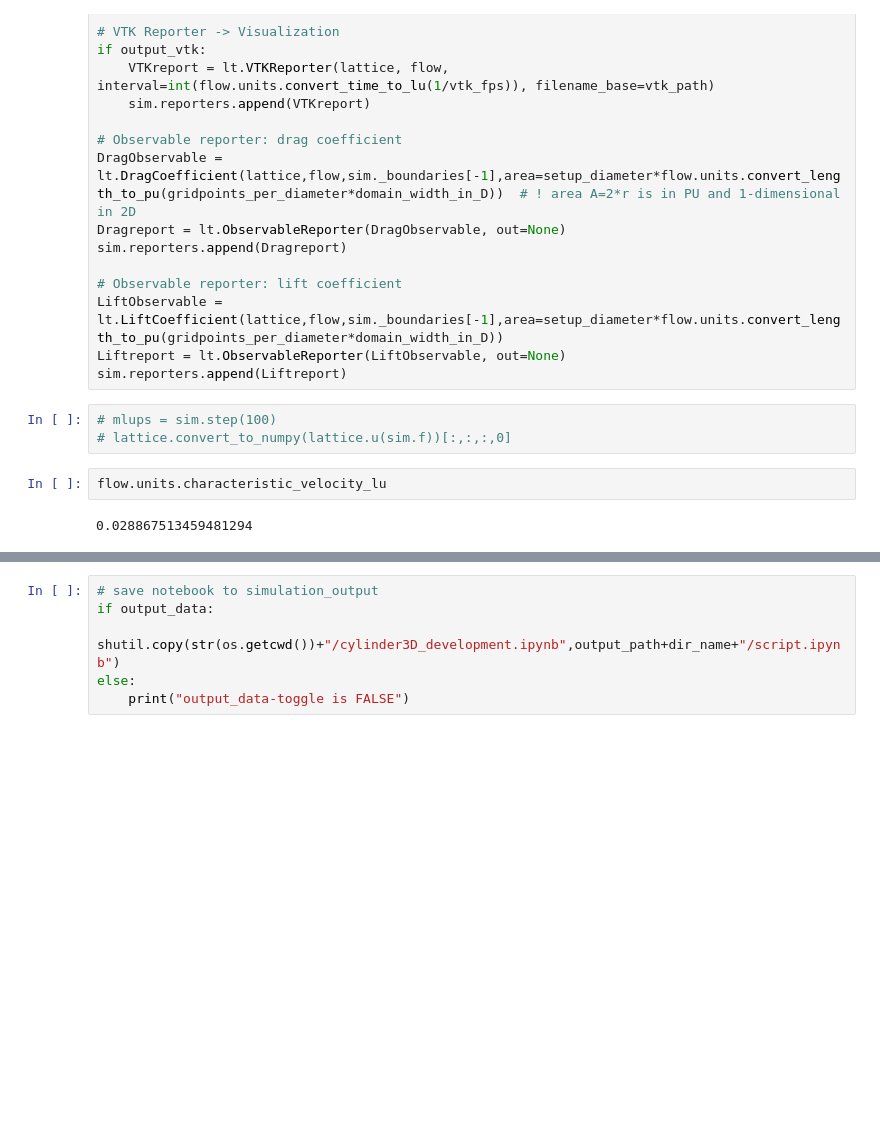
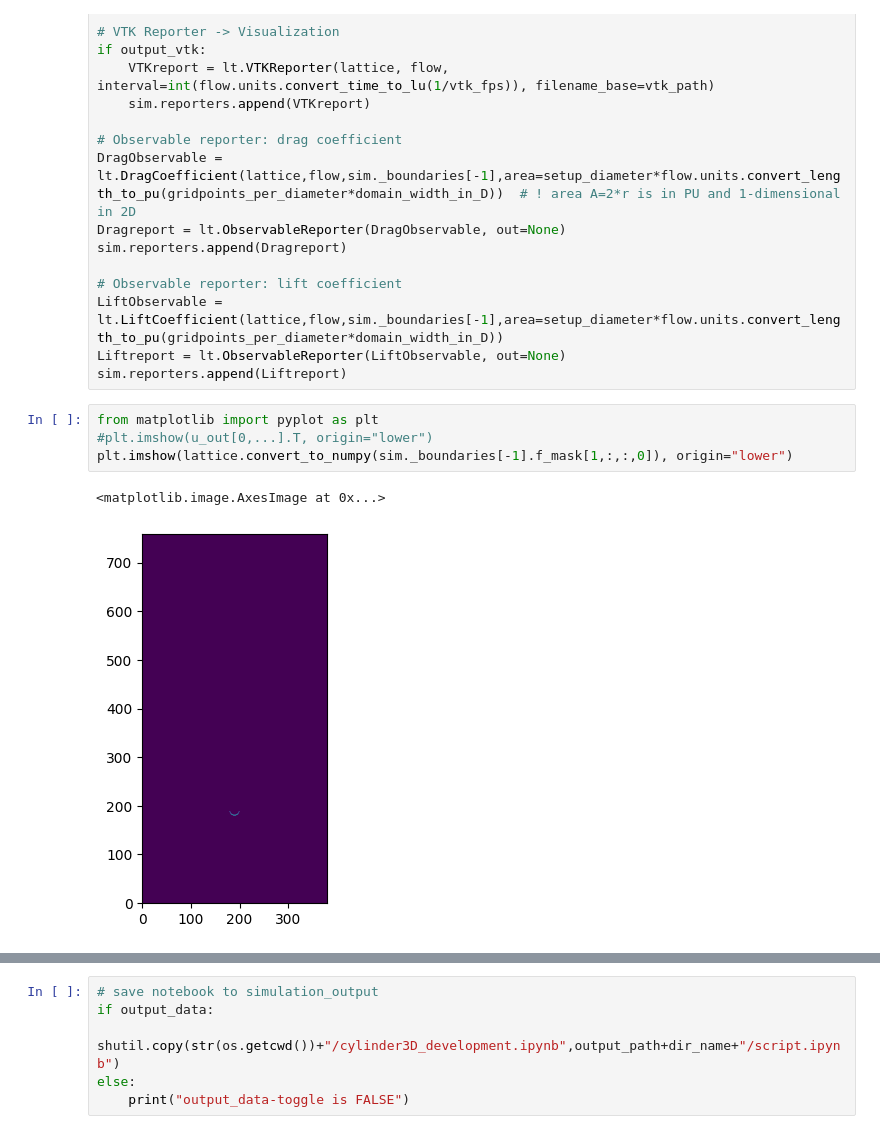
Before and after one commit to MaxBille/lettuce, a Jupyter notebook: myTest/cylinder3D_development.ipynb, the cells around one changed output, grey strips where cells are left out. Drawn from its saved outputs; the diff is of its cells as text; blank space fills up the shorter version.

```diff
--- a/myTest/cylinder3D_development.ipynb
+++ b/myTest/cylinder3D_development.ipynb
@@ -189,10 +190,10 @@ sim.reporters.append(Dragreport)
 LiftObservable = lt.LiftCoefficient(lattice,flow,sim._boundaries[-1],area=setup_diameter*flow.units.convert_length_to_pu(gridpoints_per_diameter*domain_width_in_D))
 Liftreport = lt.ObservableReporter(LiftObservable, out=None)
 sim.reporters.append(Liftreport)
-# %%
-# mlups = sim.step(100)
-# lattice.convert_to_numpy(lattice.u(sim.f))[:,:,:,0]
-# %%
-flow.units.characteristic_velocity_lu
-# %% [output]
-0.028867513459481294
+# %%
+from matplotlib import pyplot as plt
+#plt.imshow(u_out[0,...].T, origin="lower")
+plt.imshow(lattice.convert_to_numpy(sim._boundaries[-1].f_mask[1,:,:,0]), origin="lower")
+# %% [output]
+<matplotlib.image.AxesImage at 0x...>
+[figure, added]
```
Also changed, not shown: parts of 19 cells of this notebook, 5 other files.
